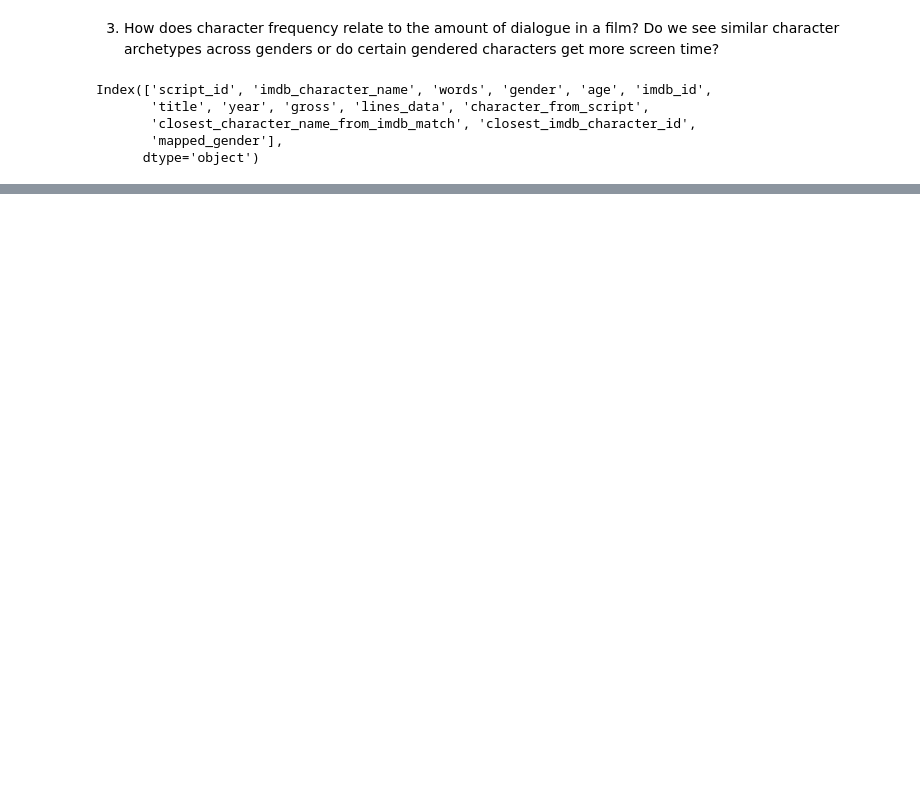
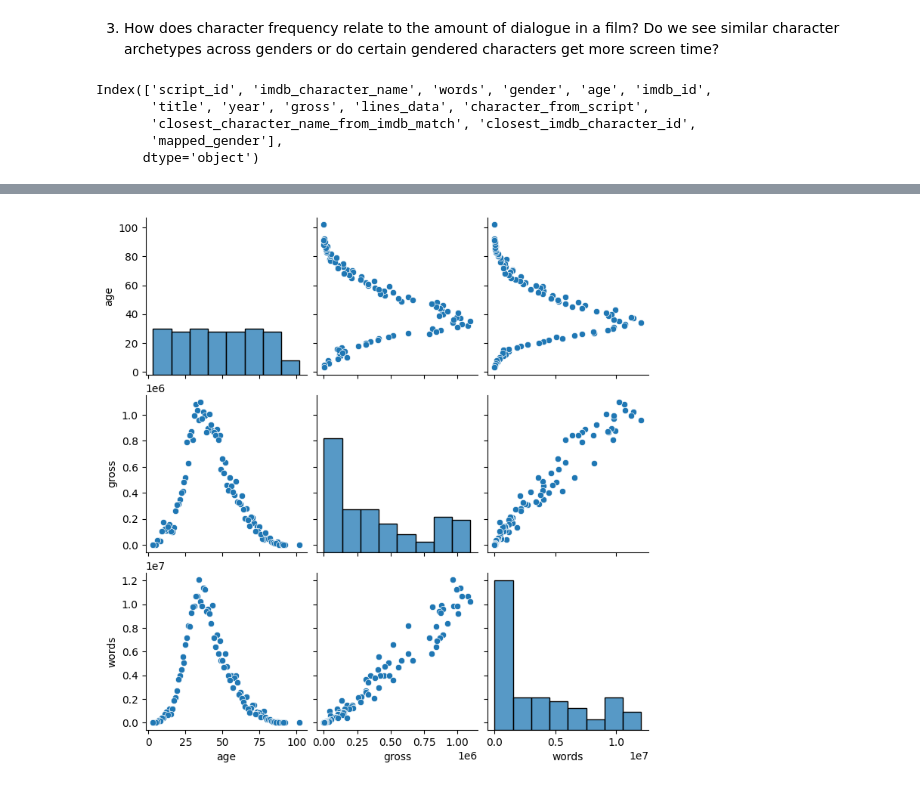
Before and after one commit to mengyuehuang/is310-coding-assignments, a Jupyter notebook: visualizing-data/pudding/visuals.ipynb, the cells around one changed output, grey strips where cells are left out. Saved outputs shown, nothing was run; the diff lists cells and outputs as text; code cells hidden in the pictures; blank space fills up the shorter version.

Commit message:
visuals

```diff
--- a/visualizing-data/pudding/visuals.ipynb
+++ b/visualizing-data/pudding/visuals.ipynb
@@ -377,0 +432,6 @@ df[['character_from_script', 'mapped_gender']]
+# %%
+selected4 = df[['age', 'gross', 'words']] \
+                    .groupby(['age']) \
+                    .agg({'words': 'sum', 'gross': 'sum'}).sort_values(by='words', ascending=False)
+selected4.reset_index(inplace=True)
+selected4
@@ -377,0 +452,5 @@ df[['character_from_script', 'mapped_gender']]
+# %%
+sns.pairplot(selected4[['age', 'gross', 'words']])
+plt.show()
+# %% [output]
+[figure, added]
```
Also changed, not shown: parts of 9 cells of this notebook.
